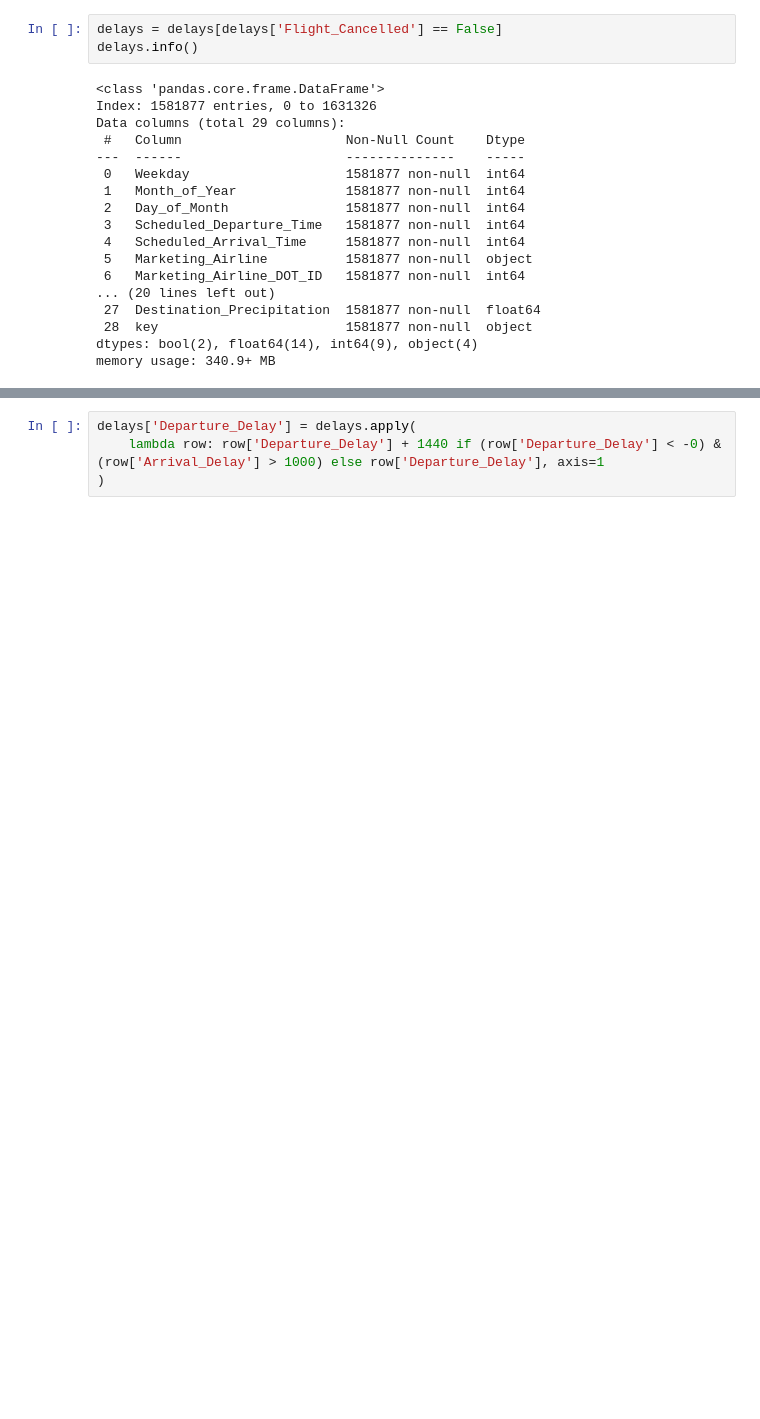
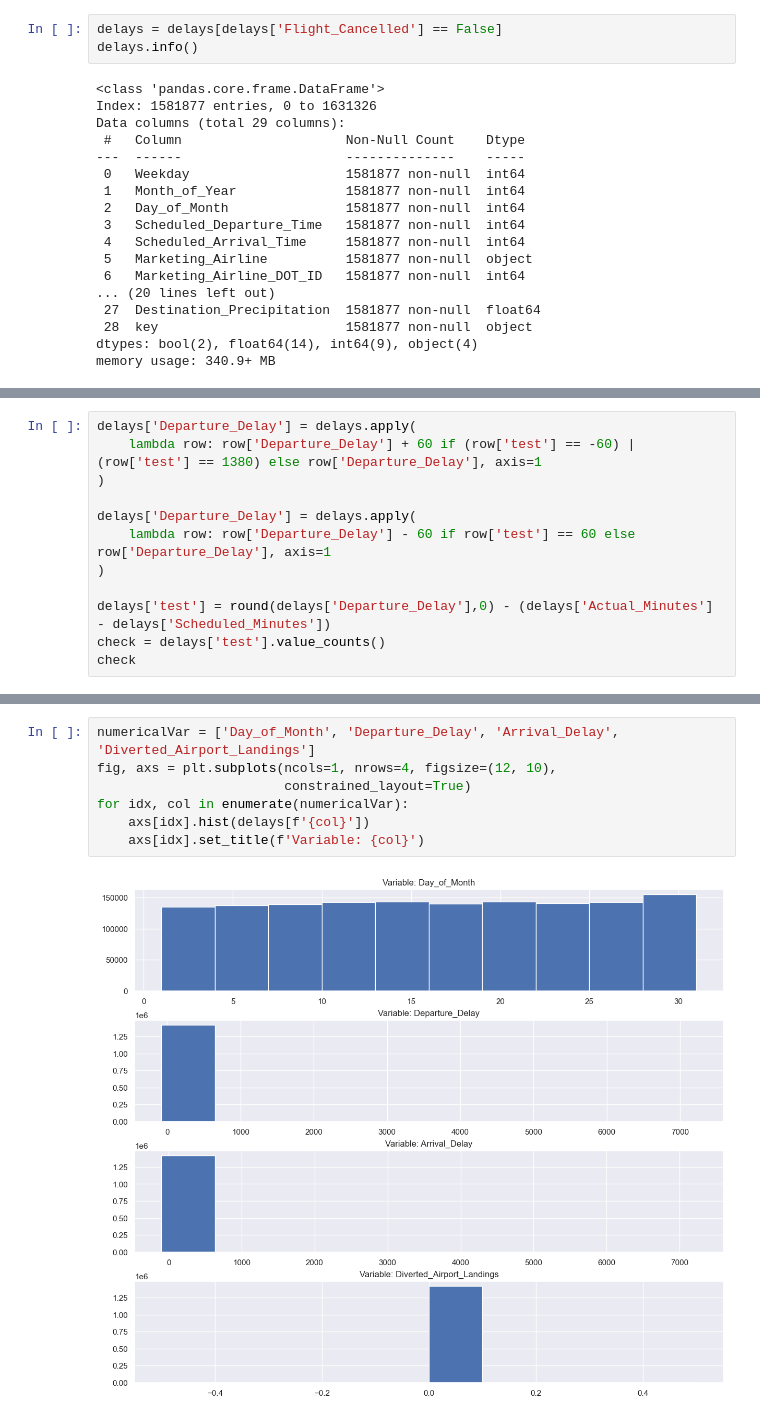
Before and after one commit to mqrcinoo/MachineLearning1Project, a Jupyter notebook: reg.ipynb, the cells around one changed output, grey strips where cells are left out. Drawn from its saved outputs; the diff is of its cells as text; blank space fills up the shorter version.

```diff
--- a/reg.ipynb
+++ b/reg.ipynb
@@ -359,0 +219,12 @@ memory usage: 340.9+ MB
+# %%
+delays['Departure_Delay'] = delays.apply(
+    lambda row: row['Departure_Delay'] + 60 if (row['test'] == -60) | (row['test'] == 1380) else row['Departure_Delay'], axis=1
+)
+
+delays['Departure_Delay'] = delays.apply(
+    lambda row: row['Departure_Delay'] - 60 if row['test'] == 60 else row['Departure_Delay'], axis=1
+)
+
+delays['test'] = round(delays['Departure_Delay'],0) - (delays['Actual_Minutes'] - delays['Scheduled_Minutes'])
+check = delays['test'].value_counts()
+check
@@ -539,4 +351,9 @@ delaytest[['Scheduled_Departure_Time', 'Actual_Departure_Time', 'Departure_Delay
-# %%
-delays['Departure_Delay'] = delays.apply(
-    lambda row: row['Departure_Delay'] + 1440 if (row['Departure_Delay'] < -0) & (row['Arrival_Delay'] > 1000) else row['Departure_Delay'], axis=1
-)
+# %%
+numericalVar = ['Day_of_Month', 'Departure_Delay', 'Arrival_Delay', 'Diverted_Airport_Landings']
+fig, axs = plt.subplots(ncols=1, nrows=4, figsize=(12, 10),
+                        constrained_layout=True)
+for idx, col in enumerate(numericalVar):
+    axs[idx].hist(delays[f'{col}'])
+    axs[idx].set_title(f'Variable: {col}')
+# %% [output]
+[figure, added]
```
Also changed, not shown: parts of 73 cells of this notebook, 1 other file.
